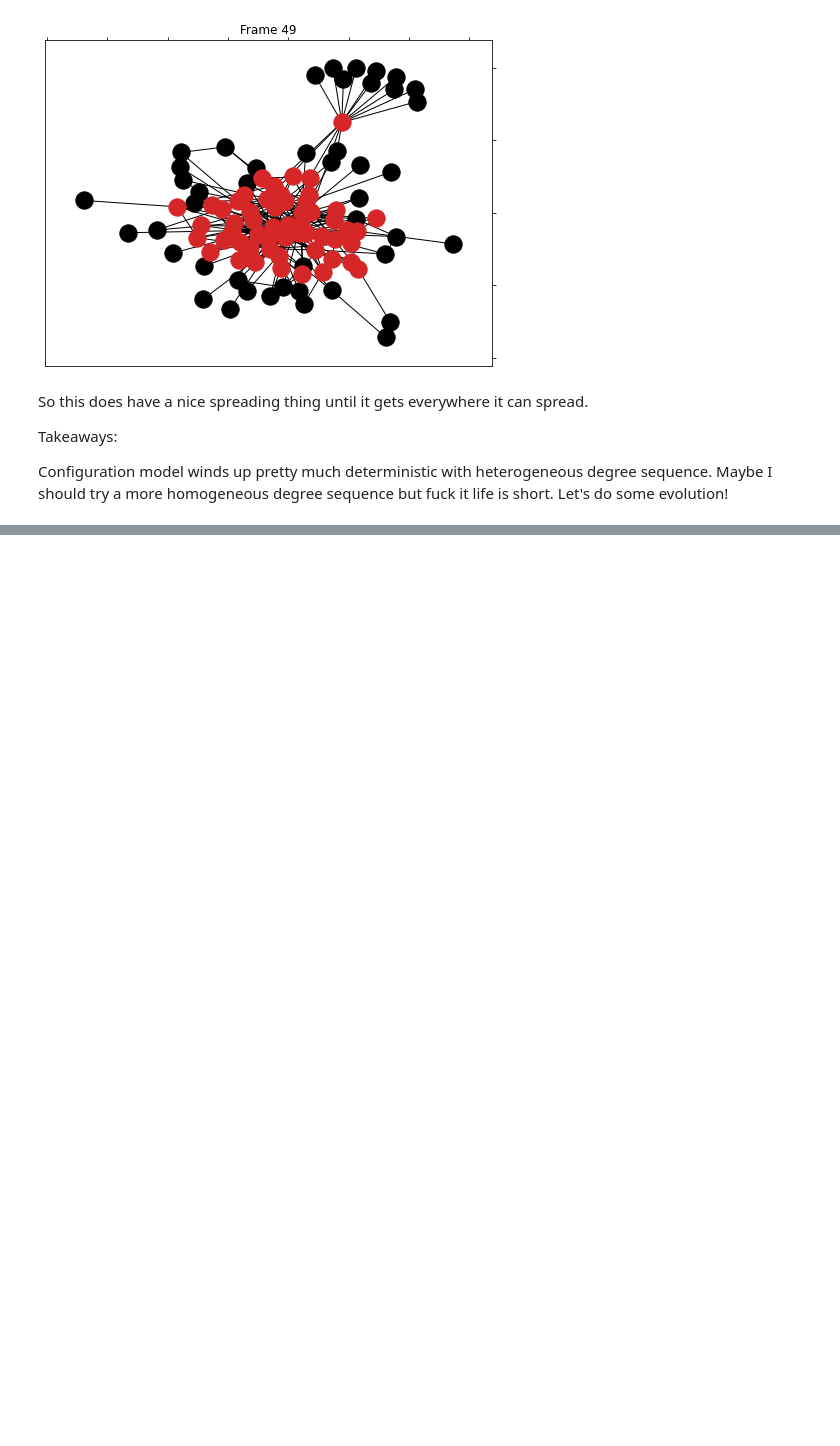
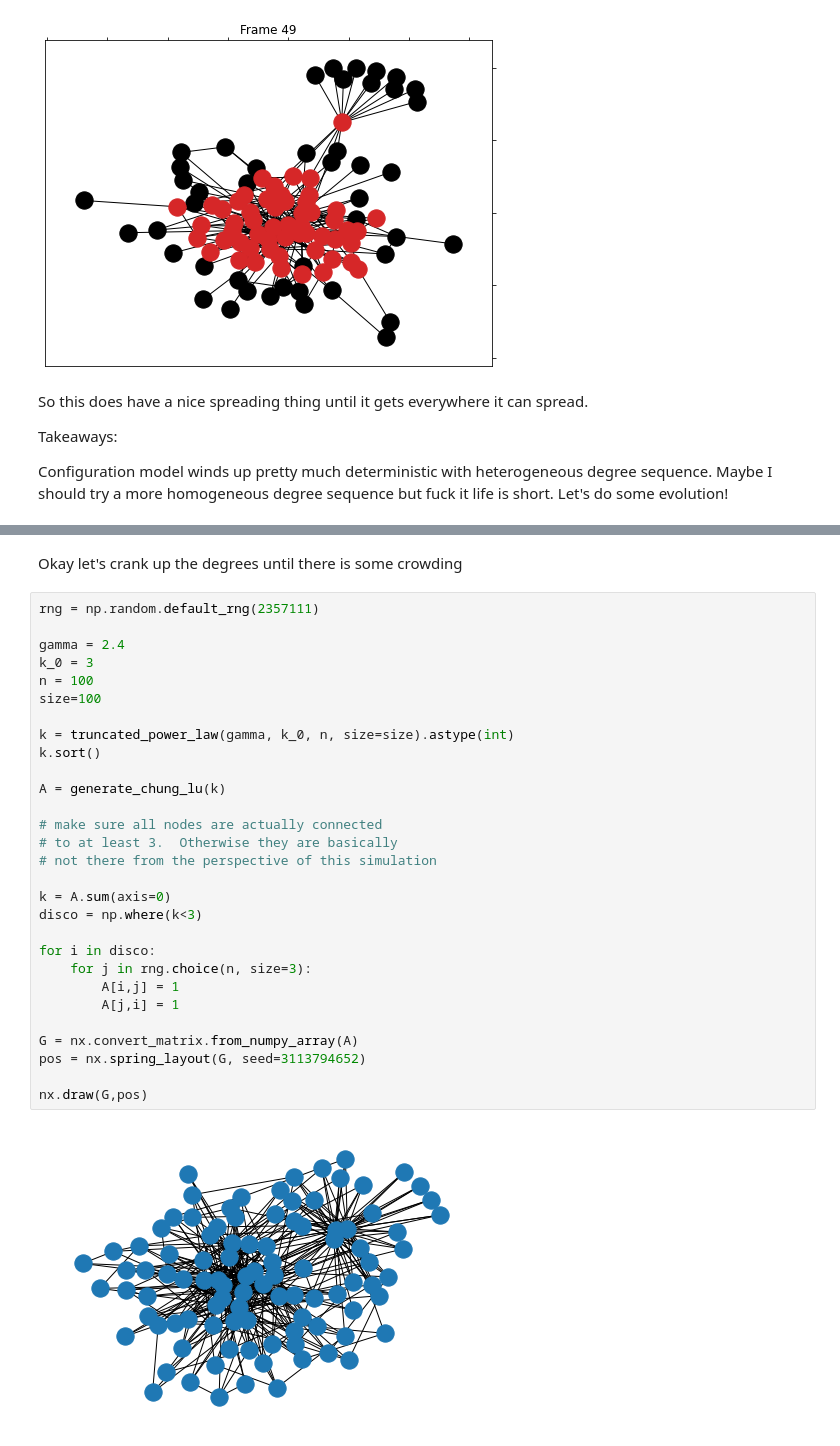
Before and after one commit to rebeku/el-farol, a Jupyter notebook: Notebooks/Configuration Model.ipynb, the cells around one changed output, grey strips where cells are left out. Drawn from its saved outputs; the diff is of its cells as text; blank space fills up the shorter version.

```diff
--- a/Notebooks/Configuration Model.ipynb
+++ b/Notebooks/Configuration Model.ipynb
@@ -276,0 +416,33 @@ Configuration model winds up pretty much deterministic with heterogeneous degree
+# %% [markdown]
+Okay let's crank up the degrees until there is some crowding
+# %%
+rng = np.random.default_rng(2357111)
+
+gamma = 2.4
+k_0 = 3
+n = 100
+size=100
+
+k = truncated_power_law(gamma, k_0, n, size=size).astype(int)
+k.sort()
+
+A = generate_chung_lu(k)
+
+# make sure all nodes are actually connected
+# to at least 3.  Otherwise they are basically
+# not there from the perspective of this simulation
+
+k = A.sum(axis=0)
+disco = np.where(k<3)
+
+for i in disco:
+    for j in rng.choice(n, size=3):
+        A[i,j] = 1
+        A[j,i] = 1
+
+G = nx.convert_matrix.from_numpy_array(A)
+pos = nx.spring_layout(G, seed=3113794652)
+
+nx.draw(G,pos)
+# %% [output]
+[figure, added]
```
Also changed, not shown: parts of 26 cells of this notebook, 1 other file.
